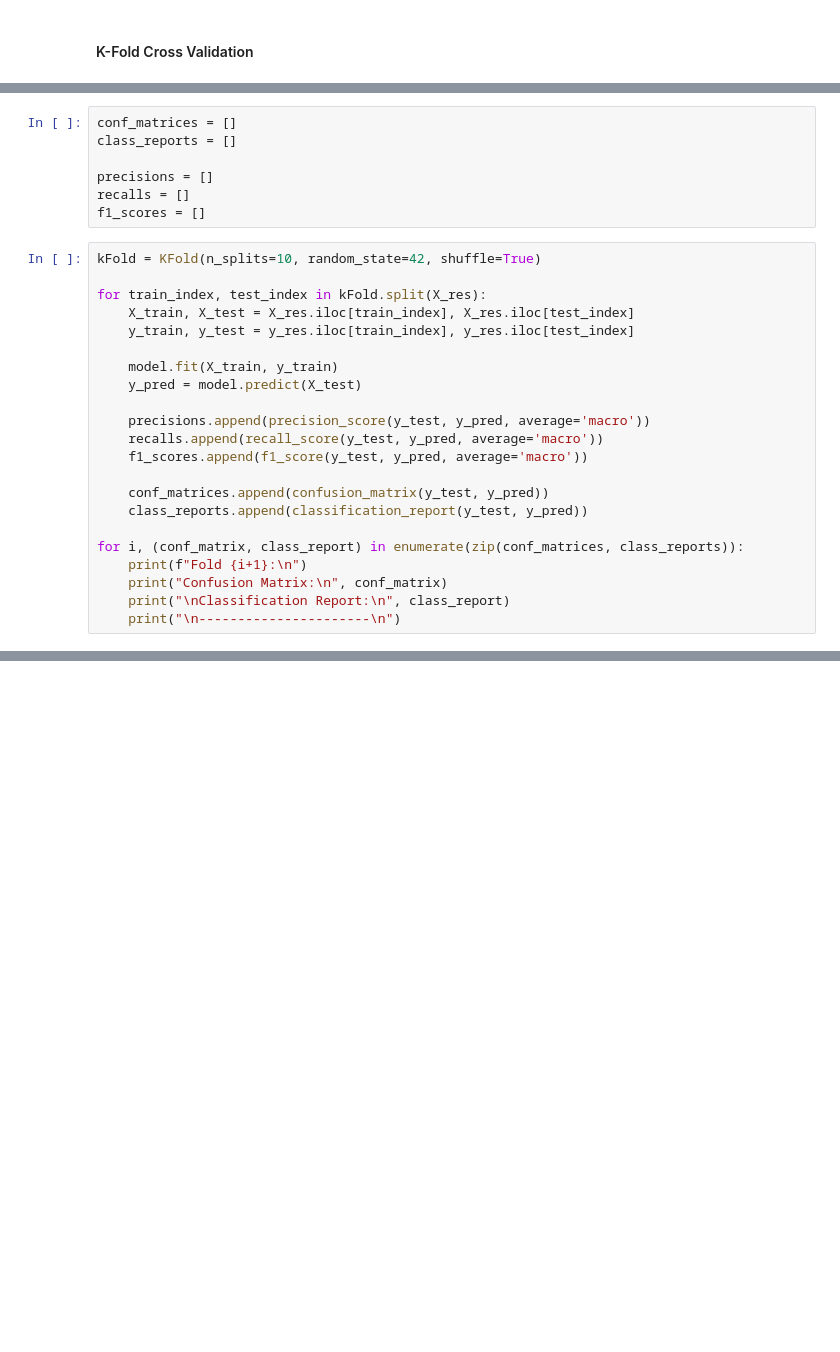
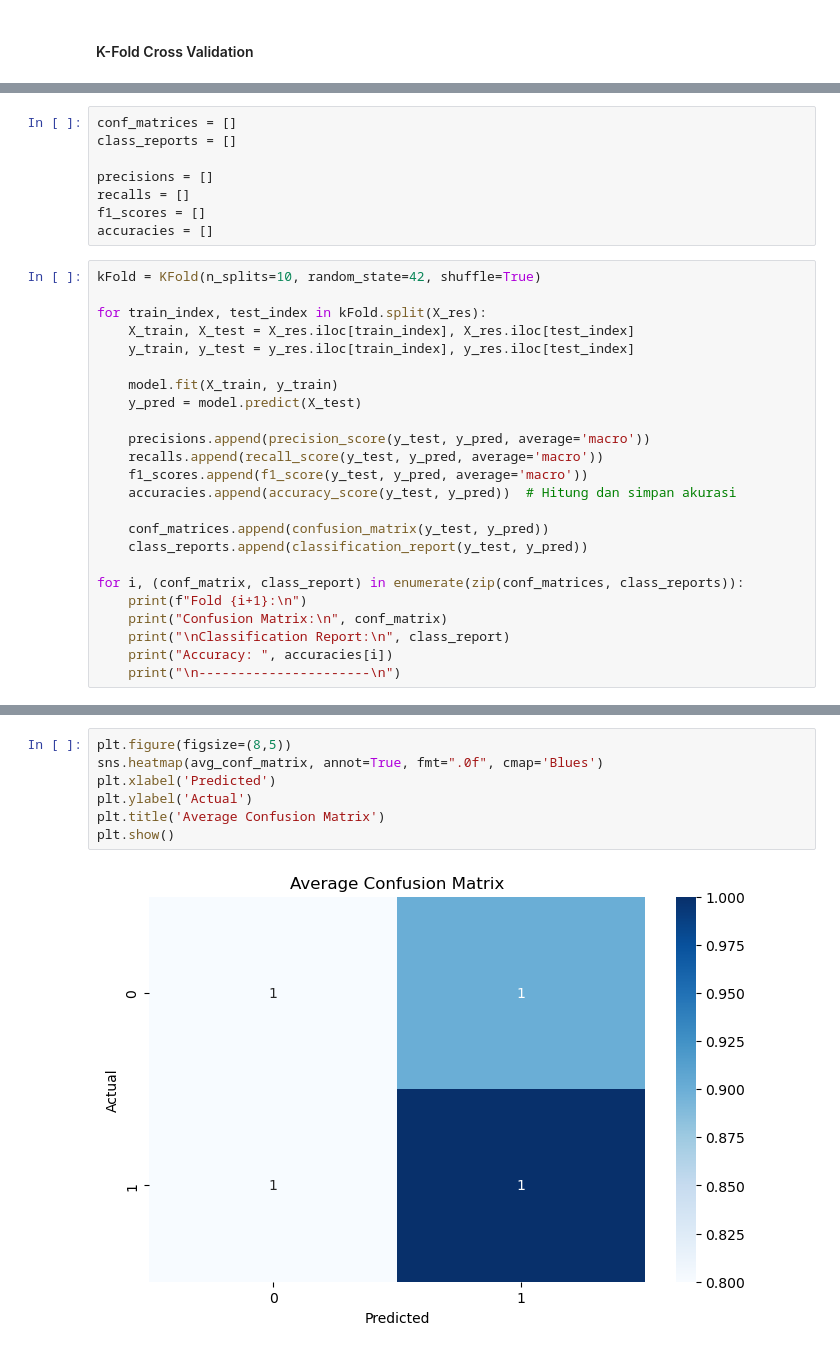
Before and after one commit to ardwiinoo/knn-sentiment-analysis, a Jupyter notebook: modeling.ipynb, the cells around one changed output, grey strips where cells are left out. Saved outputs shown, nothing was run; the diff lists cells and outputs as text; blank space fills up the shorter version.

Commit message:
feat: add accuracy in kfold, add pie chart, add wordcloud

```diff
--- a/modeling.ipynb
+++ b/modeling.ipynb
@@ -87,6 +87,7 @@ class_reports = []
 precisions = []
 recalls = []
 f1_scores = []
+accuracies = []
 # %%
 kFold = KFold(n_splits=10, random_state=42, shuffle=True)
 
@@ -100,6 +101,7 @@ for train_index, test_index in kFold.split(X_res):
     precisions.append(precision_score(y_test, y_pred, average='macro'))
     recalls.append(recall_score(y_test, y_pred, average='macro'))
     f1_scores.append(f1_score(y_test, y_pred, average='macro'))
+    accuracies.append(accuracy_score(y_test, y_pred))  # Hitung dan simpan akurasi
 
     conf_matrices.append(confusion_matrix(y_test, y_pred))
     class_reports.append(classification_report(y_test, y_pred))
@@ -108,6 +110,7 @@ for i, (conf_matrix, class_report) in enumerate(zip(conf_matrices, class_reports
     print(f"Fold {i+1}:\n")
     print("Confusion Matrix:\n", conf_matrix)
     print("\nClassification Report:\n", class_report)
+    print("Accuracy: ", accuracies[i])
     print("\n----------------------\n")
 # %% [output]
 Fold 1:
@@ -156,0 +166,9 @@ Rata-Rata F1-Score:  0.7666666666666666
+# %%
+plt.figure(figsize=(8,5))
+sns.heatmap(avg_conf_matrix, annot=True, fmt=".0f", cmap='Blues')
+plt.xlabel('Predicted')
+plt.ylabel('Actual')
+plt.title('Average Confusion Matrix')
+plt.show()
+# %% [output]
+[figure, added]
```
Also changed, not shown: parts of 9 cells of this notebook.
